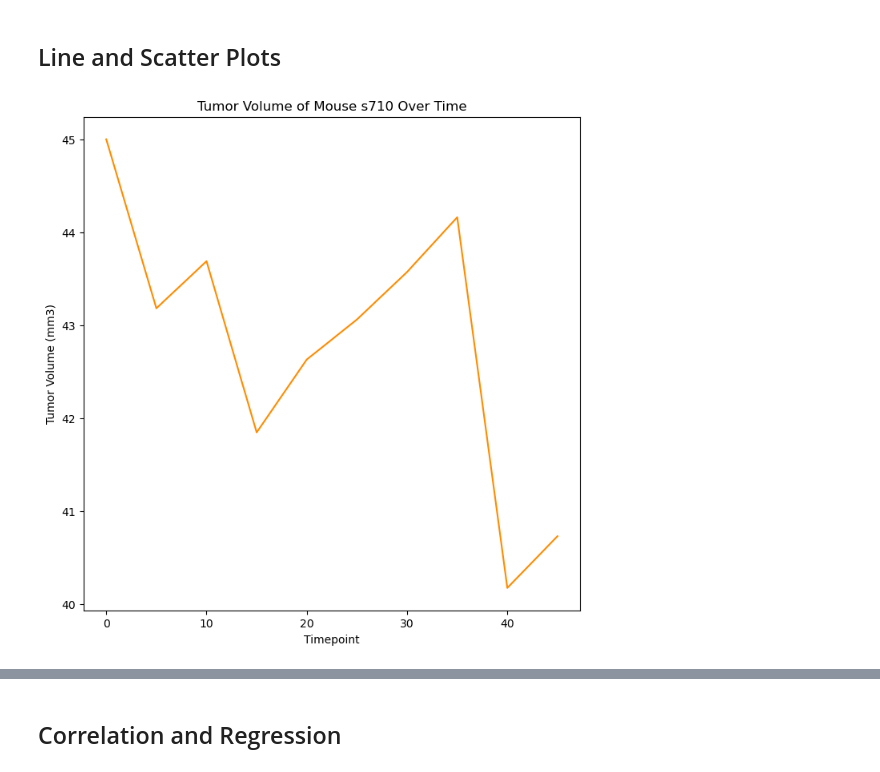
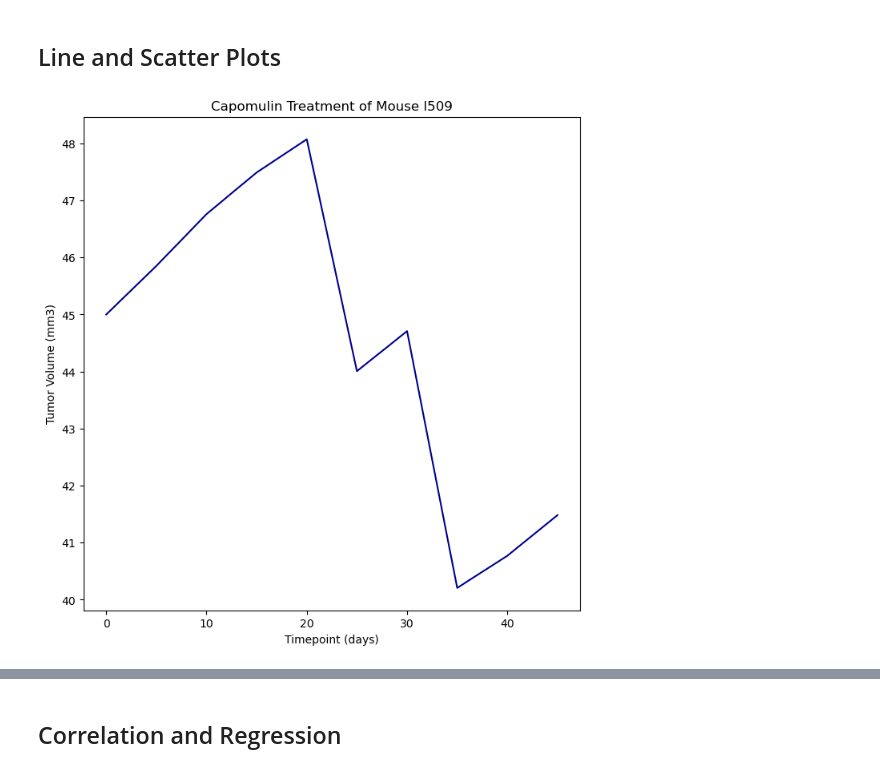
Before and after one commit to rsamma1606/Pymaceuticals, a Jupyter notebook: pymaceuticals_starter.ipynb, the cells around one changed output, grey strips where cells are left out. Drawn from its saved outputs; the diff is of its cells as text; code cells hidden in the pictures.

```diff
--- a/pymaceuticals_starter.ipynb
+++ b/pymaceuticals_starter.ipynb
@@ -280,17 +294,17 @@ capomulin_data
 ## Line and Scatter Plots
 # %%
 # Generate a line plot of tumor volume vs. time point for a mouse treated with Capomulin
-line_plot = merged_data.loc[(merged_data["Mouse ID"] == "s710")]
+line_plot = merged_data.loc[(merged_data["Mouse ID"] == "l509")]
 line_plot = line_plot.set_index("Timepoint")
 line_plot
 
-line_plot["Tumor Volume (mm3)"].plot(color = "darkorange")
-plt.title("Tumor Volume of Mouse s710 Over Time")
-plt.xlabel("Timepoint")
+line_plot["Tumor Volume (mm3)"].plot(color = "darkblue")
+plt.title("Capomulin Treatment of Mouse l509")
+plt.xlabel("Timepoint (days)")
 plt.ylabel("Tumor Volume (mm3)")
 plt.show()
 # %% [output]
-[figure, old version]
+[figure, new version]
 # %%
 # Generate a scatter plot of average tumor volume vs. mouse weight for the Capomulin regimen
 scatter_plot = merged_data.loc[(merged_data["Drug Regimen"] == "Capomulin")]
```
Also changed, not shown: parts of 12 cells of this notebook.
